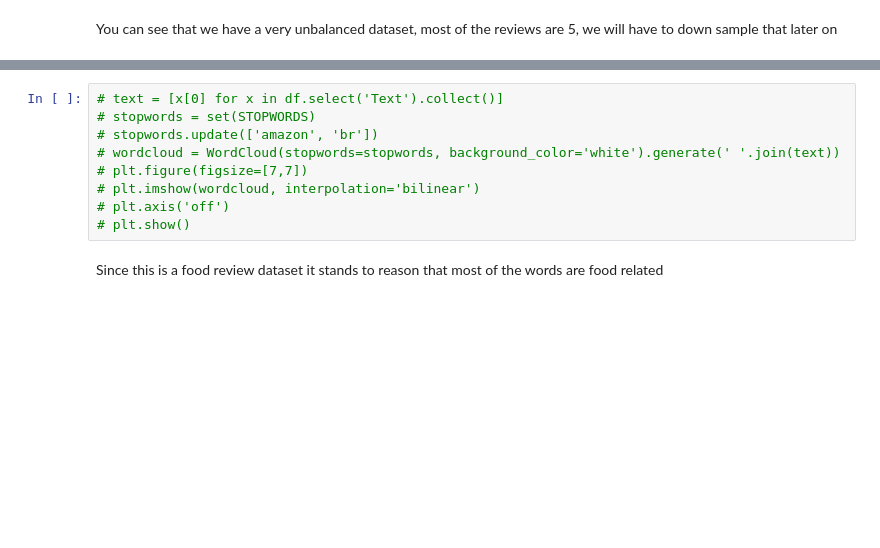
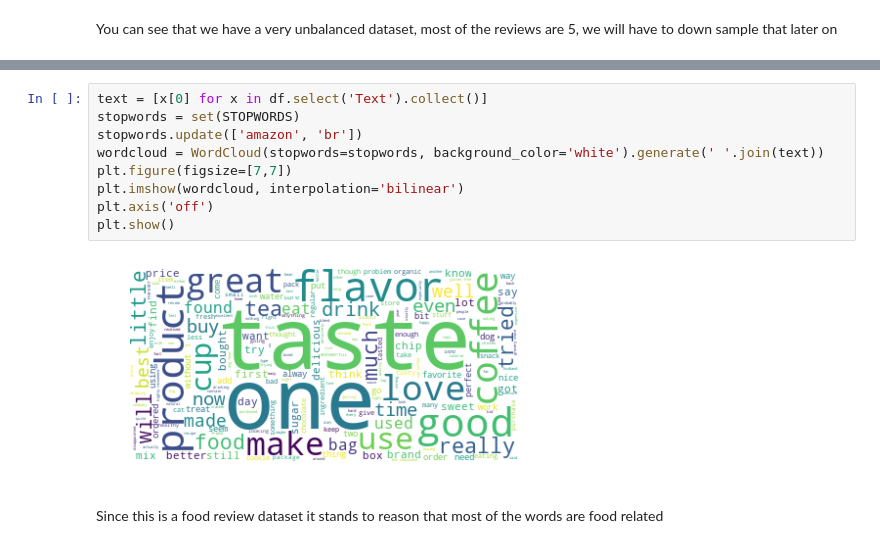
Before and after one commit to amirkeren/analyzing-big-data, a Jupyter notebook: ex3/ex3.ipynb, the cells around one changed output, grey strips where cells are left out. Saved outputs shown, nothing was run; the diff lists cells and outputs as text; blank space fills up the shorter version.

```diff
--- a/ex3/ex3.ipynb
+++ b/ex3/ex3.ipynb
@@ -112,12 +140,14 @@ array([[<matplotlib.axes._subplots.AxesSubplot object at 0x...>]],
 # %%
-# text = [x[0] for x in df.select('Text').collect()]
-# stopwords = set(STOPWORDS)
-# stopwords.update(['amazon', 'br'])
-# wordcloud = WordCloud(stopwords=stopwords, background_color='white').generate(' '.join(text))
-# plt.figure(figsize=[7,7])
-# plt.imshow(wordcloud, interpolation='bilinear')
-# plt.axis('off')
-# plt.show()
+text = [x[0] for x in df.select('Text').collect()]
+stopwords = set(STOPWORDS)
+stopwords.update(['amazon', 'br'])
+wordcloud = WordCloud(stopwords=stopwords, background_color='white').generate(' '.join(text))
+plt.figure(figsize=[7,7])
+plt.imshow(wordcloud, interpolation='bilinear')
+plt.axis('off')
+plt.show()
+# %% [output]
+[figure, added]
 # %% [markdown]
 Since this is a food review dataset it stands to reason that most of the words are food related
 # %% [markdown]
```
Also changed, not shown: parts of 37 cells of this notebook.
